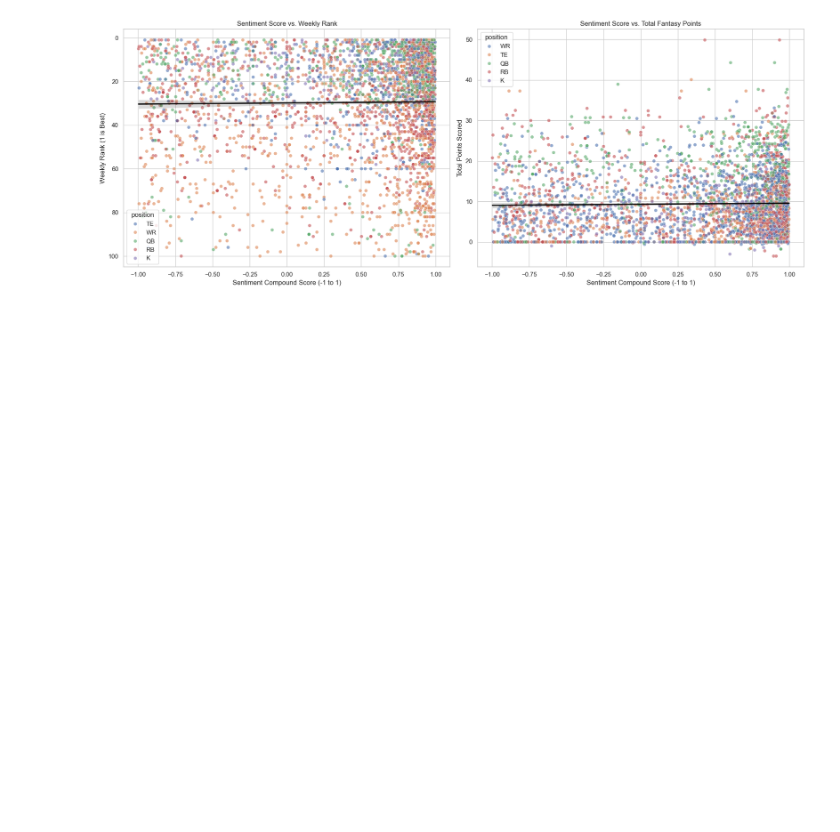
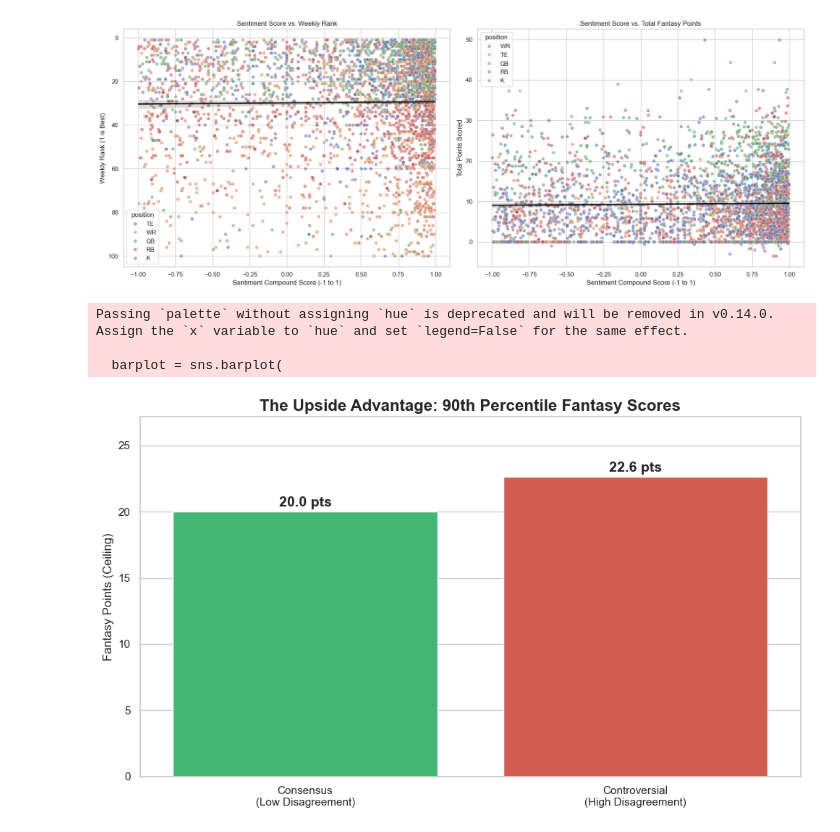
Before and after one commit to bowenslingluff/project-1-fantasy-football, a Jupyter notebook: OUTPUT/eda_plots.ipynb, the cells around one changed output. Saved outputs shown, nothing was run; the diff lists cells and outputs as text; code cells hidden in the pictures; blank space fills up the shorter version.

Commit message:
final plots

```diff
--- a/OUTPUT/eda_plots.ipynb
+++ b/OUTPUT/eda_plots.ipynb
@@ -303,3 +303,62 @@ plt.tight_layout()
 plt.show()
 # %% [output]
 [figure]
+# %%
+import pandas as pd
+import matplotlib.pyplot as plt
+import seaborn as sns
+
+# 2. Group by Player-Week to get Disagreement (Std Dev) & Points
+grouped = df.groupby(['week', 'player_name']).agg(
+    sentiment_std=('sentiment_compound', 'std'),
+    TotalPoints=('TotalPoints', 'mean'),
+    article_count=('sentiment_compound', 'count')
+).reset_index()
+
+# 3. Filter for valid data (need at least 3 articles to have "disagreement")
+data = grouped[grouped['article_count'] >= 3].copy()
+data = data.dropna(subset=['sentiment_std', 'TotalPoints'])
+
+# 4. Define "Consensus" vs "Controversial" using the Median split
+median_std = data['sentiment_std'].median()
+data['Category'] = data['sentiment_std'].apply(
+    lambda x: 'Controversial\n(High Disagreement)' if x > median_std else 'Consensus\n(Low Disagreement)'
+)
+
+# 5. Calculate the "Ceiling" (90th Percentile Score) for each group
+ceiling_data = data.groupby('Category')['TotalPoints'].quantile(0.90).reset_index()
+
+# 6. Plot
+plt.figure(figsize=(10, 6))
+sns.set_theme(style="whitegrid")
+
+# Create Bar Chart
+barplot = sns.barplot(
+    data=ceiling_data,
+    x='Category',
+    y='TotalPoints',
+    palette=['#2ecc71', '#e74c3c'] # Green for Consensus, Red for Controversial (or customize)
+)
+
+# Add Labels
+plt.title('The Upside Advantage: 90th Percentile Fantasy Scores', fontsize=16, weight='bold')
+plt.ylabel('Fantasy Points (Ceiling)', fontsize=12)
+plt.xlabel('')
+plt.ylim(0, ceiling_data['TotalPoints'].max() * 1.2) # Give space for text
+
+# Add Value Labels on top of bars
+for p in barplot.patches:
+    barplot.annotate(f'{p.get_height():.1f} pts',
+                     (p.get_x() + p.get_width() / 2., p.get_height()),
+                     ha = 'center', va = 'center',
+                     xytext = (0, 9),
+                     textcoords = 'offset points',
+                     fontsize=14, weight='bold')
+
+plt.tight_layout()
+plt.show()
+# %% [output]
+Passing `palette` without assigning `hue` is deprecated and will be removed in v0.14.0. Assign the `x` variable to `hue` and set `legend=False` for the same effect.
+
+  barplot = sns.barplot(
+[figure, added]
```
Also changed, not shown: parts of 1 cell of this notebook.
